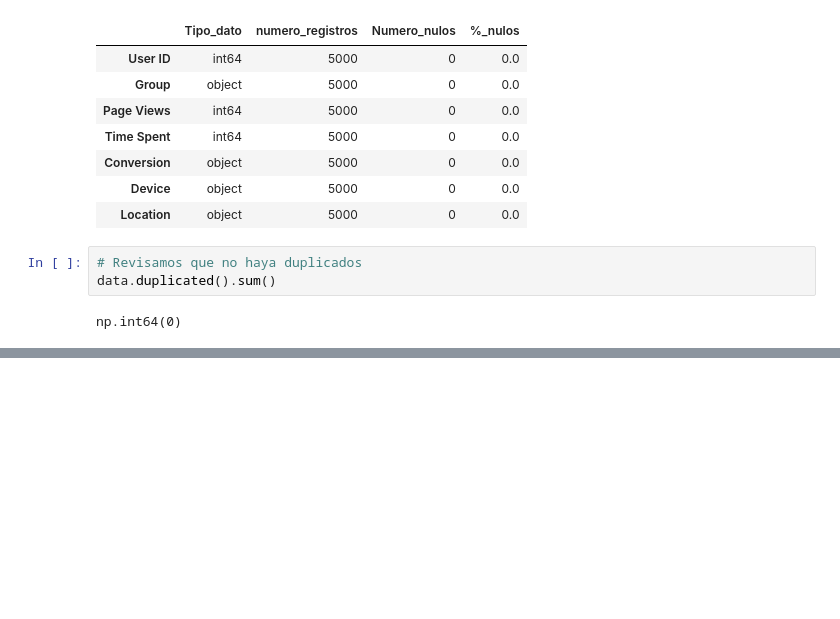
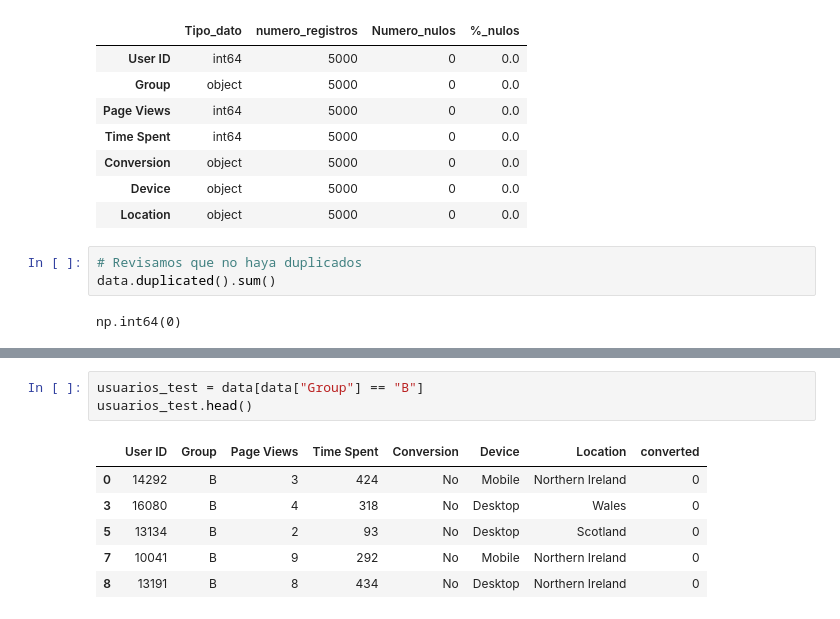
Before and after one commit to Gabijc/Proyecto_estadistica_AB_testing, a Jupyter notebook: AB_testing.ipynb, the cells around one changed output, grey strips where cells are left out. Drawn from its saved outputs; the diff is of its cells as text; blank space fills up the shorter version.

```diff
--- a/AB_testing.ipynb
+++ b/AB_testing.ipynb
@@ -59,0 +102,10 @@ sa.estadisticos_numericas_df(data)
+# %%
+usuarios_test = data[data["Group"] == "B"]
+usuarios_test.head()
+# %% [output]
+|  | User ID | Group | Page Views | Time Spent | Conversion | Device | Location | converted |
+| 0 | 14292 | B | 3 | 424 | No | Mobile | Northern Ireland | 0 |
+| 3 | 16080 | B | 4 | 318 | No | Desktop | Wales | 0 |
+| 5 | 13134 | B | 2 | 93 | No | Desktop | Scotland | 0 |
+| 7 | 10041 | B | 9 | 292 | No | Mobile | Northern Ireland | 0 |
+| 8 | 13191 | B | 8 | 434 | No | Desktop | Northern Ireland | 0 |
```
Also changed, not shown: parts of 21 cells of this notebook.
